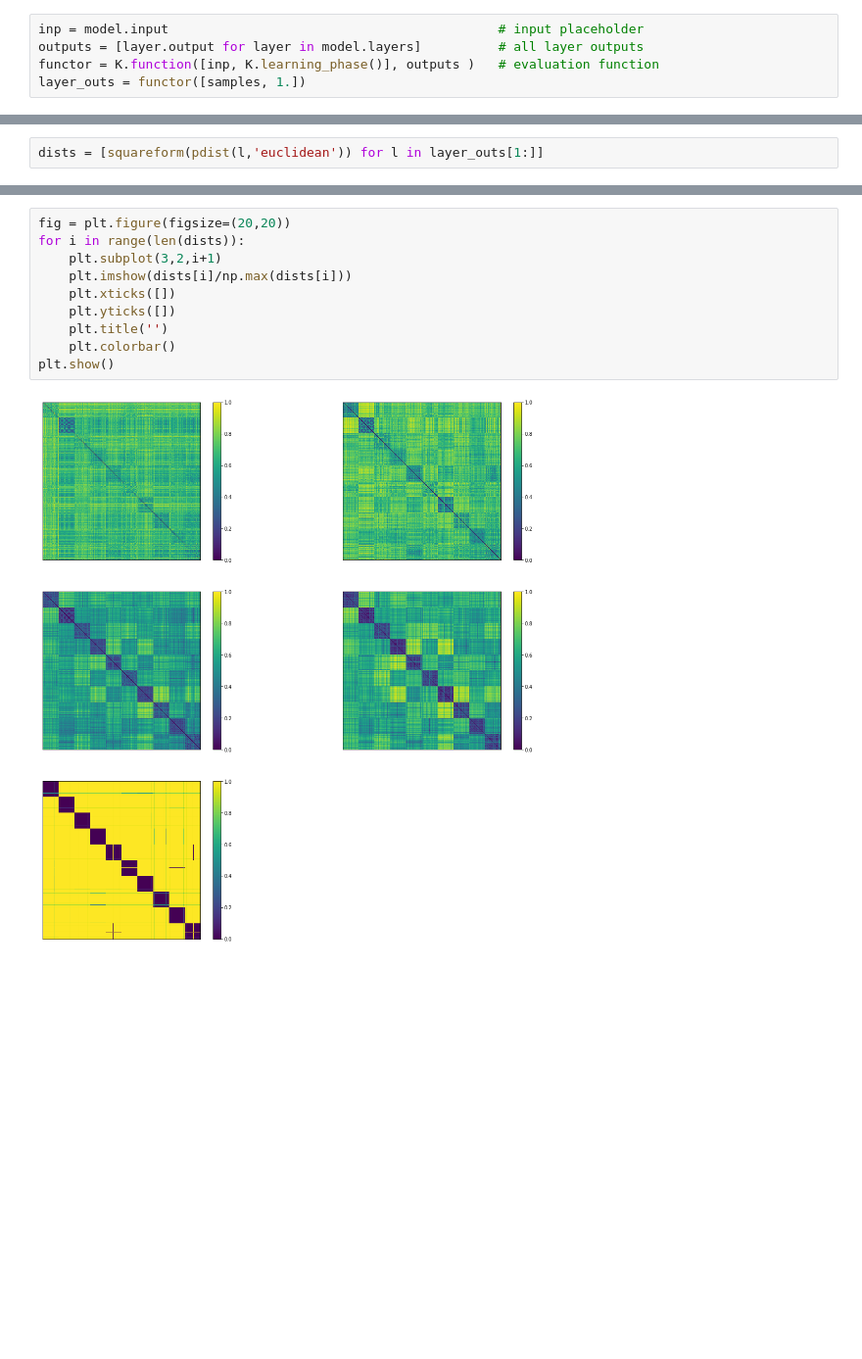
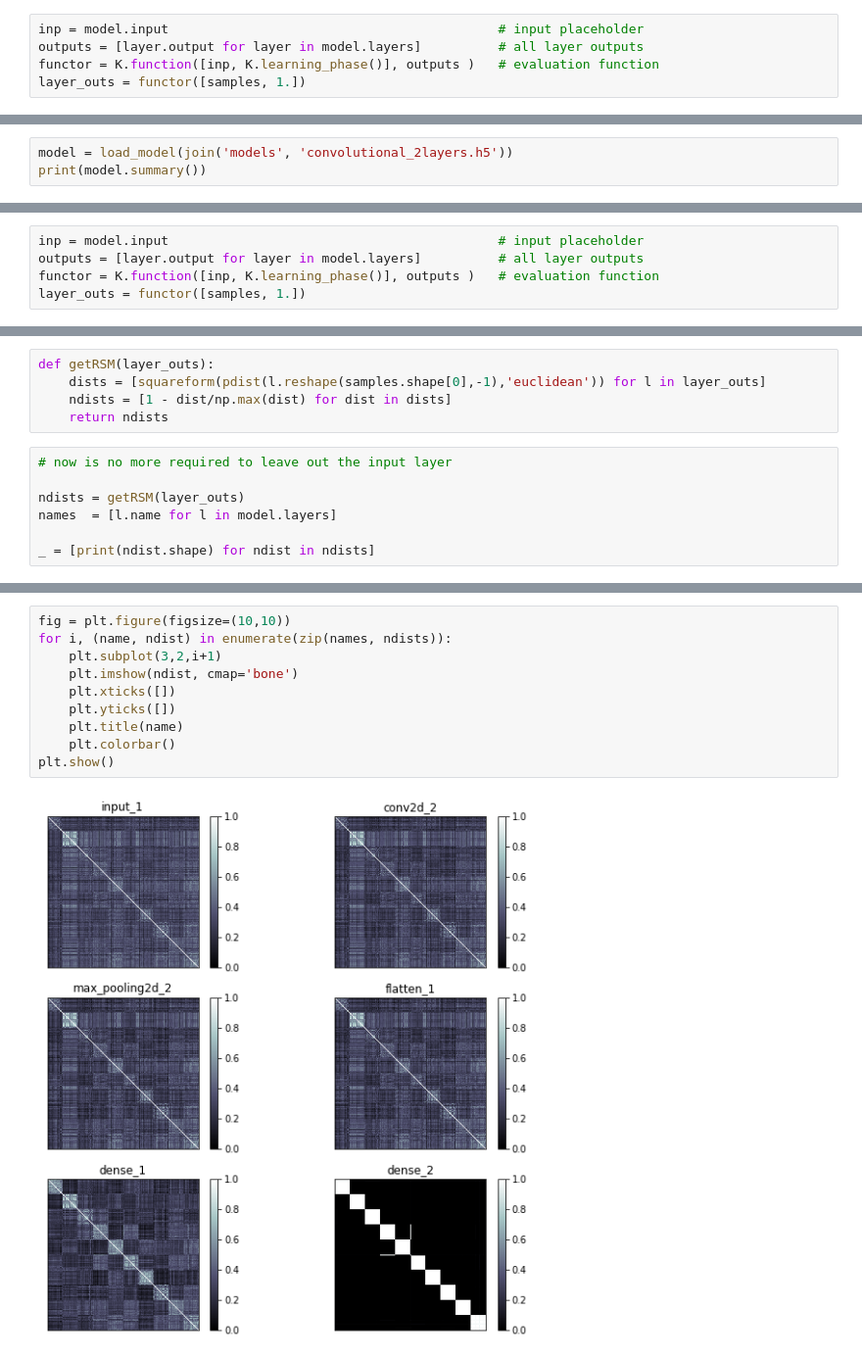
Before and after one commit to ansuini/Winter_School_QLS_2018, a Jupyter notebook: Advanced1/RepresentationsExtraction.ipynb, the cells around one changed output, grey strips where cells are left out. Shown at 98% size. Cells and saved outputs as stored; diff of their text form; blank space fills up the shorter version.

```diff
--- a/Advanced1/RepresentationsExtraction.ipynb
+++ b/Advanced1/RepresentationsExtraction.ipynb
@@ -114,0 +170,3 @@ layer_outs = functor([samples, 1.])
+# %%
+model = load_model(join('models', 'convolutional_2layers.h5'))
+print(model.summary())
@@ -115,3 +194,8 @@ layer_outs = functor([samples, 1.])
+# %%
+inp = model.input                                           # input placeholder
+outputs = [layer.output for layer in model.layers]          # all layer outputs
+functor = K.function([inp, K.learning_phase()], outputs )   # evaluation function
+layer_outs = functor([samples, 1.])
 # %%
 _ = [print(l.name, lo.shape) for l,lo in zip(model.layers, layer_outs)]
 # %% [output]
@@ -128,2 +214,12 @@ from scipy.spatial.distance import pdist, squareform
 # %%
-dists = [squareform(pdist(l,'euclidean')) for l in layer_outs[1:]]
+def getRSM(layer_outs):
+    dists = [squareform(pdist(l.reshape(samples.shape[0],-1),'euclidean')) for l in layer_outs]
+    ndists = [1 - dist/np.max(dist) for dist in dists]
+    return ndists
+# %%
+# now is no more required to leave out the input layer
+
+ndists = getRSM(layer_outs)
+names  = [l.name for l in model.layers]
+
+_ = [print(ndist.shape) for ndist in ndists]
@@ -130,12 +233,12 @@ dists = [squareform(pdist(l,'euclidean')) for l in layer_outs[1:]]
 # %%
-fig = plt.figure(figsize=(20,20))
-for i in range(len(dists)):
+fig = plt.figure(figsize=(10,10))
+for i, (name, ndist) in enumerate(zip(names, ndists)):
     plt.subplot(3,2,i+1)
-    plt.imshow(dists[i]/np.max(dists[i]))
+    plt.imshow(ndist, cmap='bone')
     plt.xticks([])
     plt.yticks([])
-    plt.title('')
+    plt.title(name)
     plt.colorbar()
 plt.show()
 # %% [output]
-[figure, old version]
+[figure, new version]
```
Also changed, not shown: parts of 21 cells of this notebook, 1 other file.
